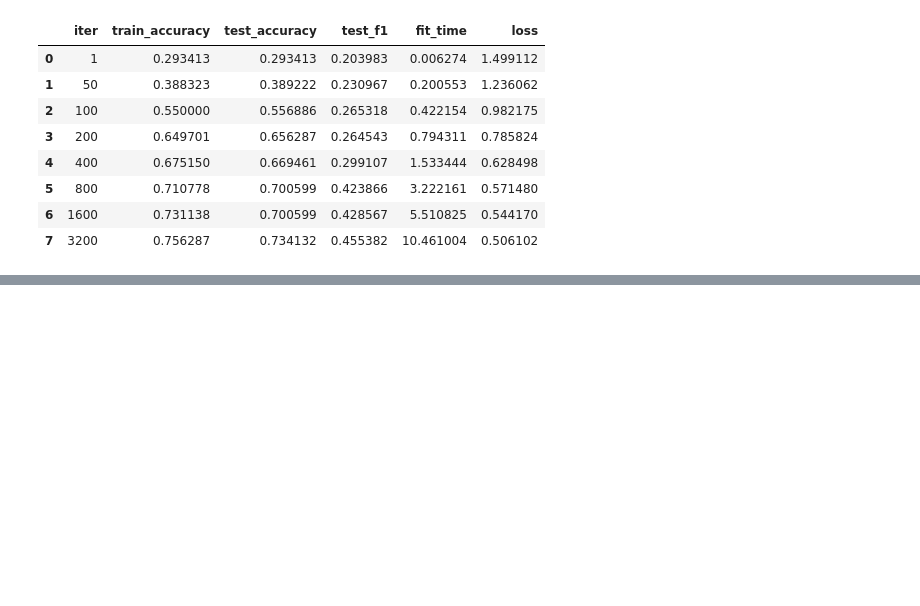
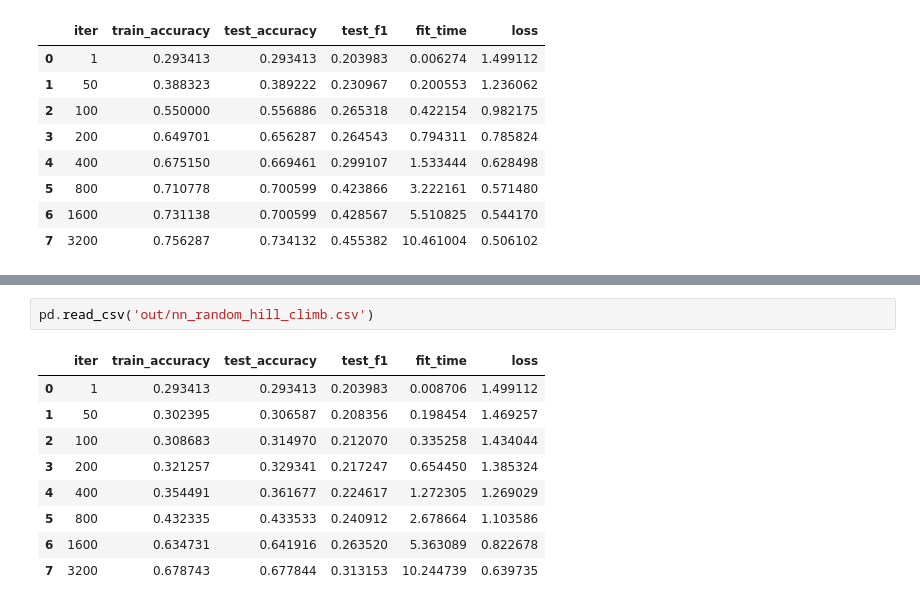
Before and after one commit to sbassam/cs-7641-projects, a Jupyter notebook: assignment-2/nn.ipynb, the cells around one changed output, grey strips where cells are left out. Saved outputs shown, nothing was run; the diff lists cells and outputs as text; blank space fills up the shorter version.

```diff
--- a/assignment-2/nn.ipynb
+++ b/assignment-2/nn.ipynb
@@ -715,0 +746,12 @@ pd.read_csv('out/nn_gradient_descent.csv')
+# %%
+pd.read_csv('out/nn_random_hill_climb.csv')
+# %% [output]
+|  | iter | train_accuracy | test_accuracy | test_f1 | fit_time | loss |
+| 0 | 1 | 0.293413 | 0.293413 | 0.203983 | 0.008706 | 1.499112 |
+| 1 | 50 | 0.302395 | 0.306587 | 0.208356 | 0.198454 | 1.469257 |
+| 2 | 100 | 0.308683 | 0.314970 | 0.212070 | 0.335258 | 1.434044 |
+| 3 | 200 | 0.321257 | 0.329341 | 0.217247 | 0.654450 | 1.385324 |
+| 4 | 400 | 0.354491 | 0.361677 | 0.224617 | 1.272305 | 1.269029 |
+| 5 | 800 | 0.432335 | 0.433533 | 0.240912 | 2.678664 | 1.103586 |
+| 6 | 1600 | 0.634731 | 0.641916 | 0.263520 | 5.363089 | 0.822678 |
+| 7 | 3200 | 0.678743 | 0.677844 | 0.313153 | 10.244739 | 0.639735 |
```
Also changed, not shown: parts of 13 cells of this notebook, 38 other files.
